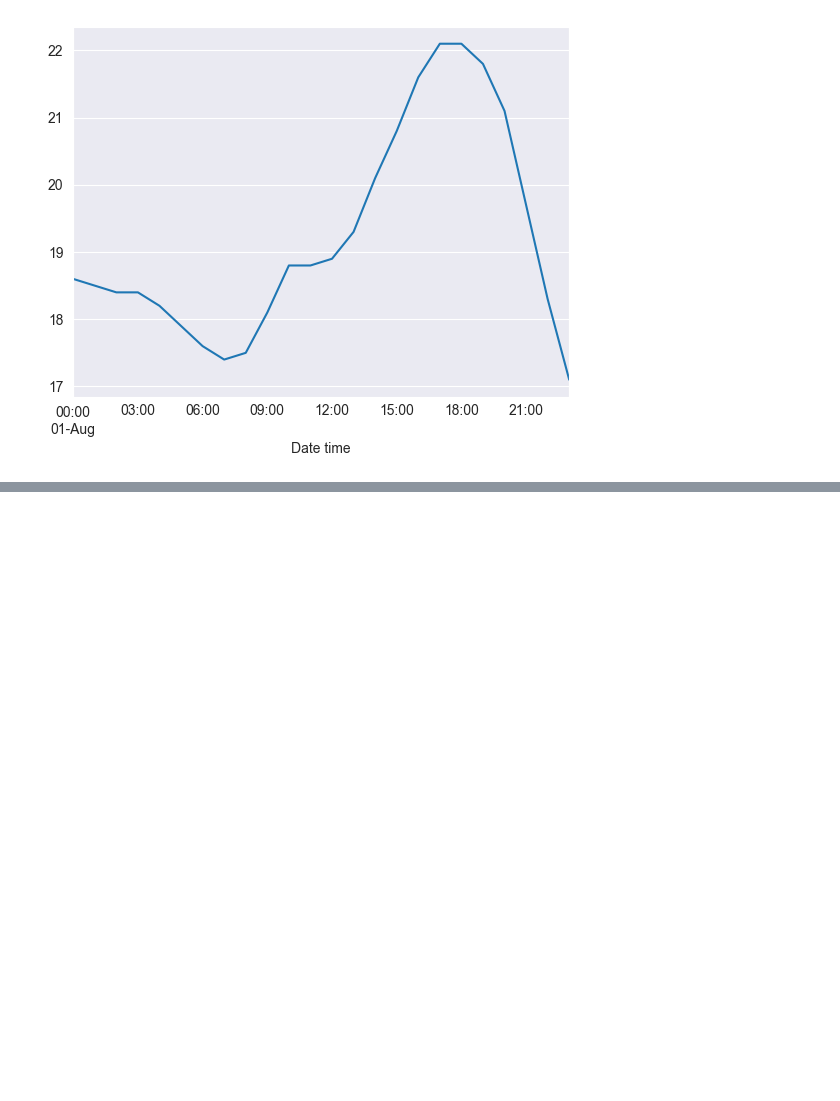
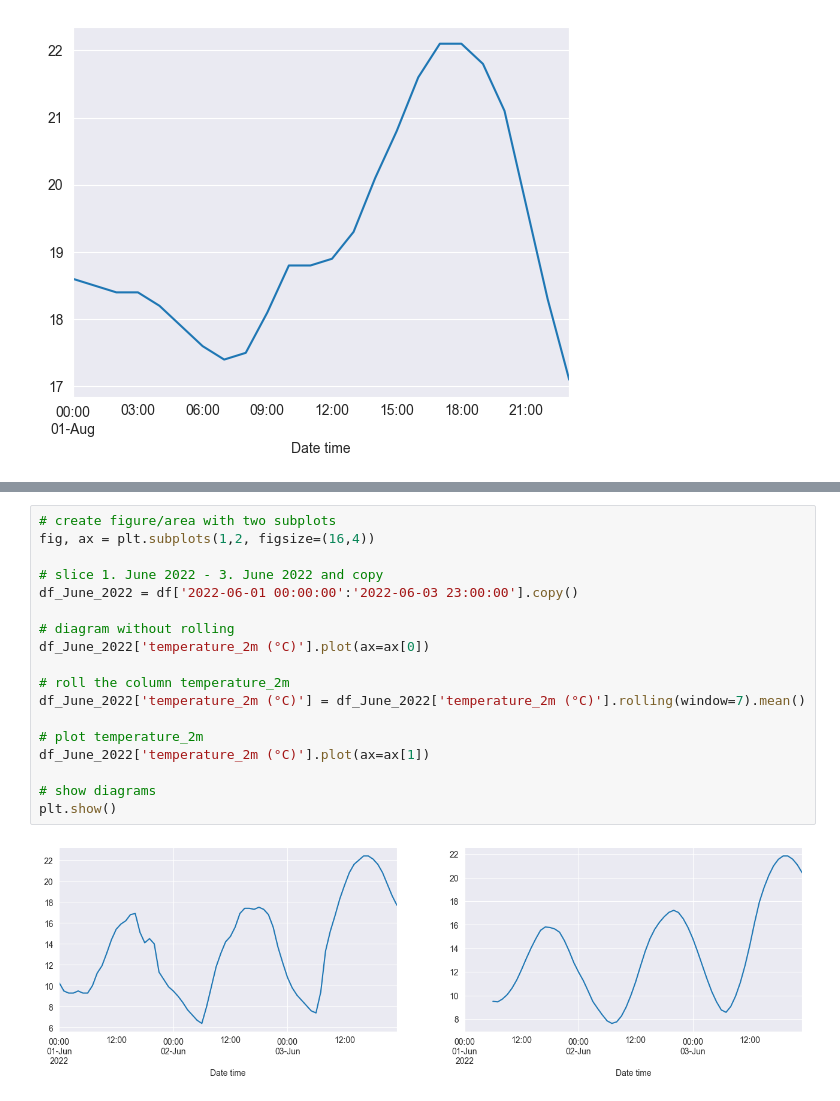
Before and after one commit to MuhammedKrz/DatenanalyseUndMLPraktika, a Jupyter notebook: Blatt 6/Praktikum6.ipynb, the cells around one changed output, grey strips where cells are left out. Cells and saved outputs as stored; diff of their text form; blank space fills up the shorter version.

```diff
--- a/Blatt 6/Praktikum6.ipynb
+++ b/Blatt 6/Praktikum6.ipynb
@@ -211,3 +211,23 @@ stündlichen Temperaturwerte für den Zeitraum vom 1.Juni 2022 bis zum 3. Juni 2
 abgebildeten (links: ohne Glättung, rechts mit Glättung). (1P)
 
 <img src="images/3_0.png" width="1200">
+# %%
+# create figure/area with two subplots
+fig, ax = plt.subplots(1,2, figsize=(16,4))
+
+# slice 1. June 2022 - 3. June 2022 and copy
+df_June_2022 = df['2022-06-01 00:00:00':'2022-06-03 23:00:00'].copy()
+
+# diagram without rolling
+df_June_2022['temperature_2m (°C)'].plot(ax=ax[0])
+
+# roll the column temperature_2m
+df_June_2022['temperature_2m (°C)'] = df_June_2022['temperature_2m (°C)'].rolling(window=7).mean()
+
+# plot temperature_2m
+df_June_2022['temperature_2m (°C)'].plot(ax=ax[1])
+
+# show diagrams
+plt.show()
+# %% [output]
+[figure, added]
```
